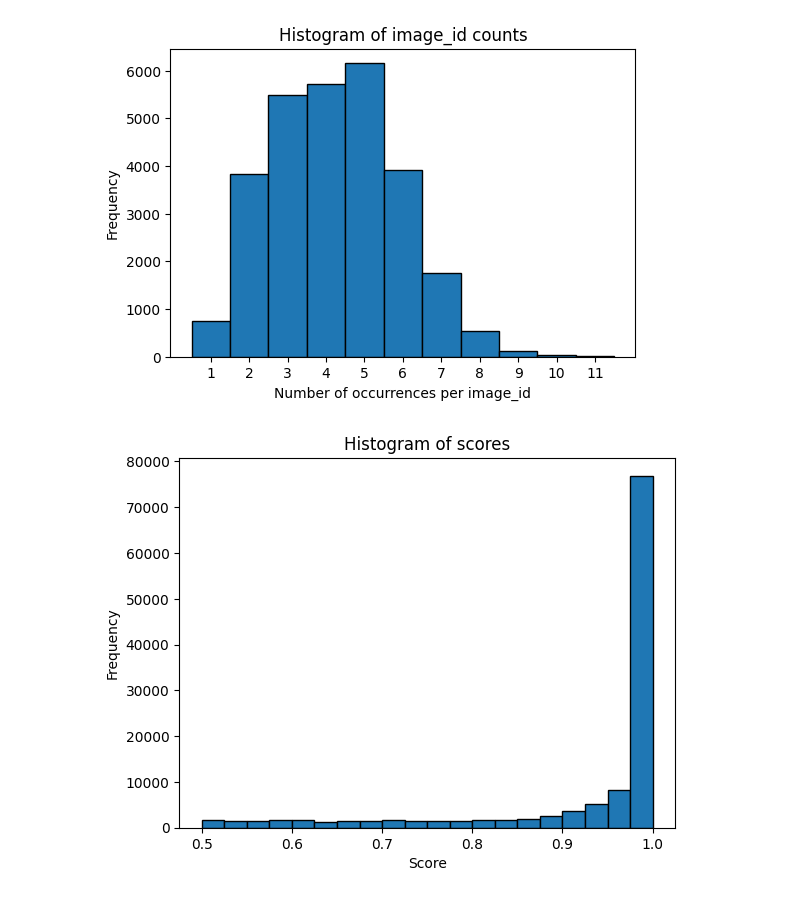
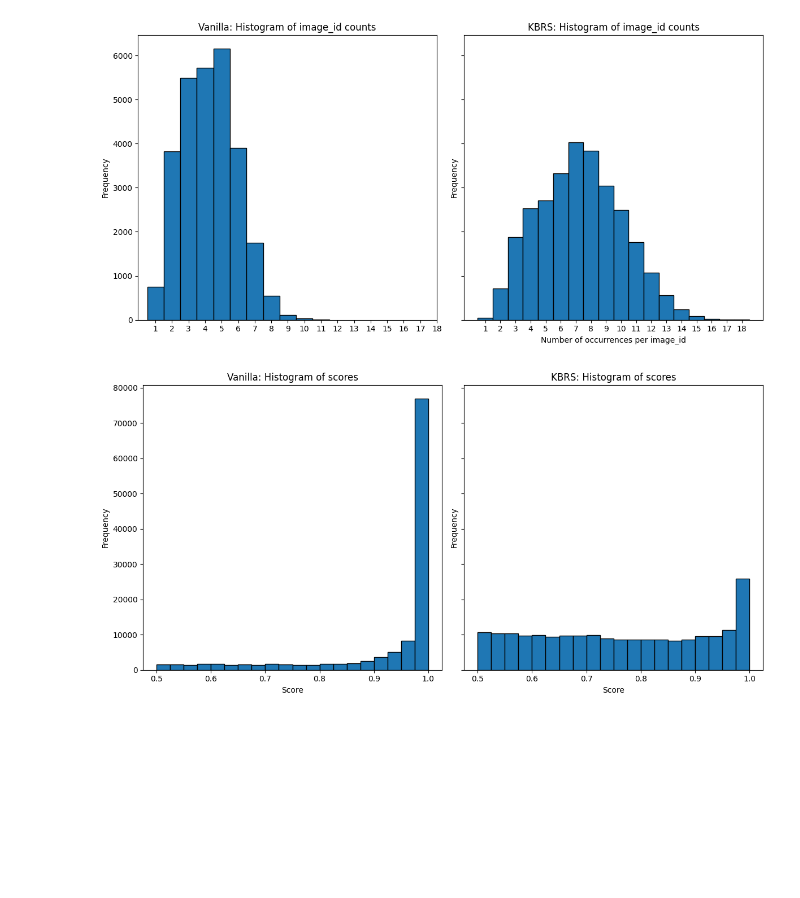
Before and after one commit to baecm/starcraft-vision, a Jupyter notebook: notebook/inference_viewer.ipynb, the cells around one changed output. Cells and saved outputs as stored; diff of their text form; code cells hidden in the pictures; blank space fills up the shorter version.

```diff
--- a/notebook/inference_viewer.ipynb
+++ b/notebook/inference_viewer.ipynb
@@ -29,29 +31,68 @@ predictions = glob.glob(os.path.join(prediction_dir, "*.json"))
 # %%
 # open json files and load them
-predictions_data = []
-for prediction in predictions:
-    with open(prediction, 'r') as f:
+predictions_vanilla_data = []
+predictions_kbrs_data = []
+
+for pred in predictions_vanilla:
+    with open(pred, 'r') as f:
         data = json.load(f)
-        predictions_data.append(data)
+        predictions_vanilla_data.append(data)
+
+for pred in predictions_kbrs:
+    with open(pred, 'r') as f:
+        data = json.load(f)
+        predictions_kbrs_data.append(data)
 # %%
-annotations = pd.DataFrame(predictions_data[0]['annotations'])
+annotations_vanilla = pd.DataFrame(predictions_vanilla_data[0]['annotations'])
+annotations_kbrs = pd.DataFrame(predictions_kbrs_data[0]['annotations'])
 # %%
-counts = annotations.groupby('image_id').size()
-plt.figure(figsize=(6, 4))
-plt.hist(counts, bins=range(1, counts.max() + 2), edgecolor='black', align='left')
-plt.xlabel('Number of occurrences per image_id')
-plt.ylabel('Frequency')
-plt.title('Histogram of image_id counts')
-plt.xticks(range(1, counts.max() + 1))
+counts_vanilla = annotations_vanilla.groupby('image_id').size()
+counts_kbrs = annotations_kbrs.groupby('image_id').size()
+
+fig, axes = plt.subplots(1, 2, figsize=(12, 6), sharey=True)
+
+axes[0].hist(
+    counts_vanilla,
+    bins=range(1, counts_vanilla.max() + 2),
+    edgecolor='black',
+    align='left'
+)
+axes[0].set_ylabel('Frequency')
+axes[0].set_title('Vanilla: Histogram of image_id counts')
+axes[0].set_xticks(range(1, max(counts_vanilla.max(), counts_kbrs.max()) + 1))
+
+axes[1].hist(
+    counts_kbrs,
+    bins=range(1, counts_kbrs.max() + 2),
+    edgecolor='black',
+    align='left'
+)
+axes[1].set_xlabel('Number of occurrences per image_id')
+axes[1].set_ylabel('Frequency')
+axes[1].set_title('KBRS: Histogram of image_id counts')
+axes[1].set_xticks(range(1, max(counts_vanilla.max(), counts_kbrs.max()) + 1))
+
+plt.tight_layout()
+
 plt.show()
 # %% [output]
-[figure, old version]
+[figure, new version]
 # %%
-plt.hist(annotations['score'], bins=20, edgecolor='black')
-plt.xlabel('Score')
-plt.ylabel('Frequency')
-plt.title('Histogram of scores')
+fig, axes = plt.subplots(1, 2, figsize=(12, 6), sharey=True)
+
+axes[0].hist(annotations_vanilla['score'], bins=20, edgecolor='black')
+axes[0].set_xlabel('Score')
+axes[0].set_ylabel('Frequency')
+axes[0].set_title('Vanilla: Histogram of scores')
+
+
+axes[1].hist(annotations_kbrs['score'], bins=20, edgecolor='black')
+axes[1].set_xlabel('Score')
+axes[1].set_ylabel('Frequency')
+axes[1].set_title('KBRS: Histogram of scores')
+
+plt.tight_layout()
 plt.show()
 # %% [output]
-[figure, old version]
+[figure, new version]
 # %%
```
Also changed, not shown: parts of 11 cells of this notebook.
